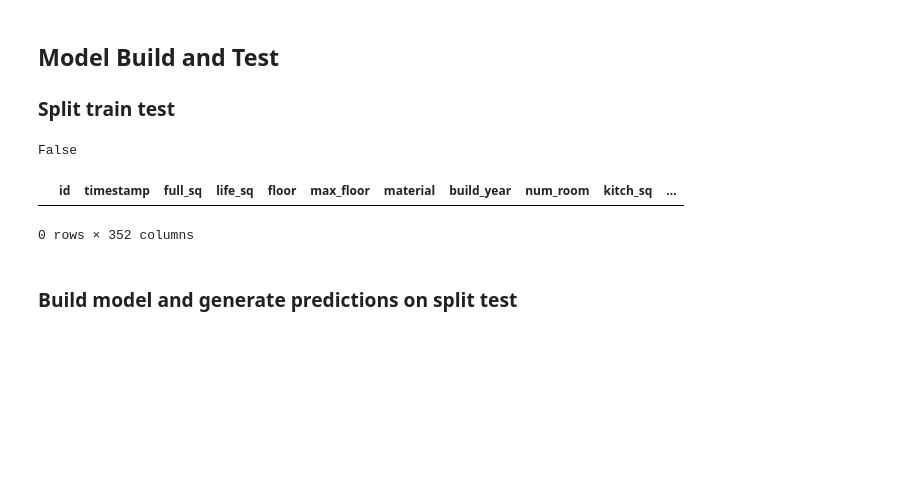
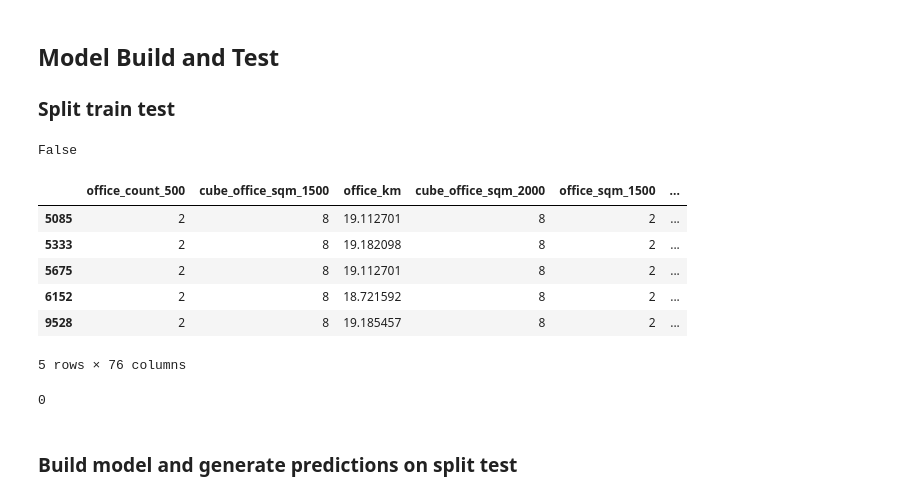
Before and after one commit to faizanahemad/data-science, a Jupyter notebook: kaggle/sherbank-housing/Linear_Regression.ipynb, the cells around one changed output. Saved outputs shown, nothing was run; the diff lists cells and outputs as text; code cells hidden in the pictures; blank space fills up the shorter version.

```diff
--- a/kaggle/sherbank-housing/Linear_Regression.ipynb
+++ b/kaggle/sherbank-housing/Linear_Regression.ipynb
@@ -18,7 +27,7 @@ df.shape
 # %%
 cols = ["id","life_sq","full_sq","build_year","num_room","timestamp","price_doc"]
 nearby_features = ["office"]
-prediction_cols = ["life_sq","build_year","num_room","transaction_year","log_life_sq"] + nearby_features
+prediction_cols = ["life_sq","build_year","num_room","transaction_year","log_life_sq"]
 # %% [markdown]
 ## Improving Features
 # %% [markdown]
@@ -55,7 +67,7 @@ def zeroReplacerWithNan(df_features):
 
 def imputer(df_features):
     df_features = zeroReplacerWithNan(df_features)
-    df_features["life_sq"].fillna(df_features["full_sq"]-15,inplace=True)
+    df_features["life_sq"].fillna(df_features["full_sq"]-0.4*df_features["full_sq"],inplace=True)
     df_features = lowValueReplacer(df_features)
     df_features["num_room"].fillna(df_features["life_sq"]/14,inplace=True)
     df_features = df_features.fillna(df_features.median())
@@ -182,11 +209,26 @@ X_train, X_test, y_train, y_test = train_test_split(X, y, test_size=0.1)
 np.isnan(X).any()
 # %% [output]
 False
-# %%
-df[np.isnan(df["log_life_sq"])].head()
-# %% [output]
-|  | id | timestamp | full_sq | life_sq | floor | max_floor | material | build_year | num_room | kitch_sq | ... |
-0 rows × 352 columns
+# %%
+def detect_nan_columns(df):
+    columns = df.columns.values.tolist()
+    for colname in columns:
+        if(np.sum(np.isnan(df[colname]))>0):
+            print(colname)
+
+
+df[np.isnan(df["log_office"])][prediction_cols].head()
+np.sum(np.isnan(df["life_sq"]))
+detect_nan_columns(df[prediction_cols])
+# %% [output]
+|  | office_count_500 | cube_office_sqm_1500 | office_km | cube_office_sqm_2000 | office_sqm_1500 | ... |
+| 5085 | 2 | 8 | 19.112701 | 8 | 2 | ... |
+| 5333 | 2 | 8 | 19.182098 | 8 | 2 | ... |
+| 5675 | 2 | 8 | 19.112701 | 8 | 2 | ... |
+| 6152 | 2 | 8 | 18.721592 | 8 | 2 | ... |
+| 9528 | 2 | 8 | 19.185457 | 8 | 2 | ... |
+5 rows × 76 columns
+0
 # %% [markdown]
 ### Build model and generate predictions on split test
 # %%
```
Also changed, not shown: parts of 12 cells of this notebook, 6 other files.
